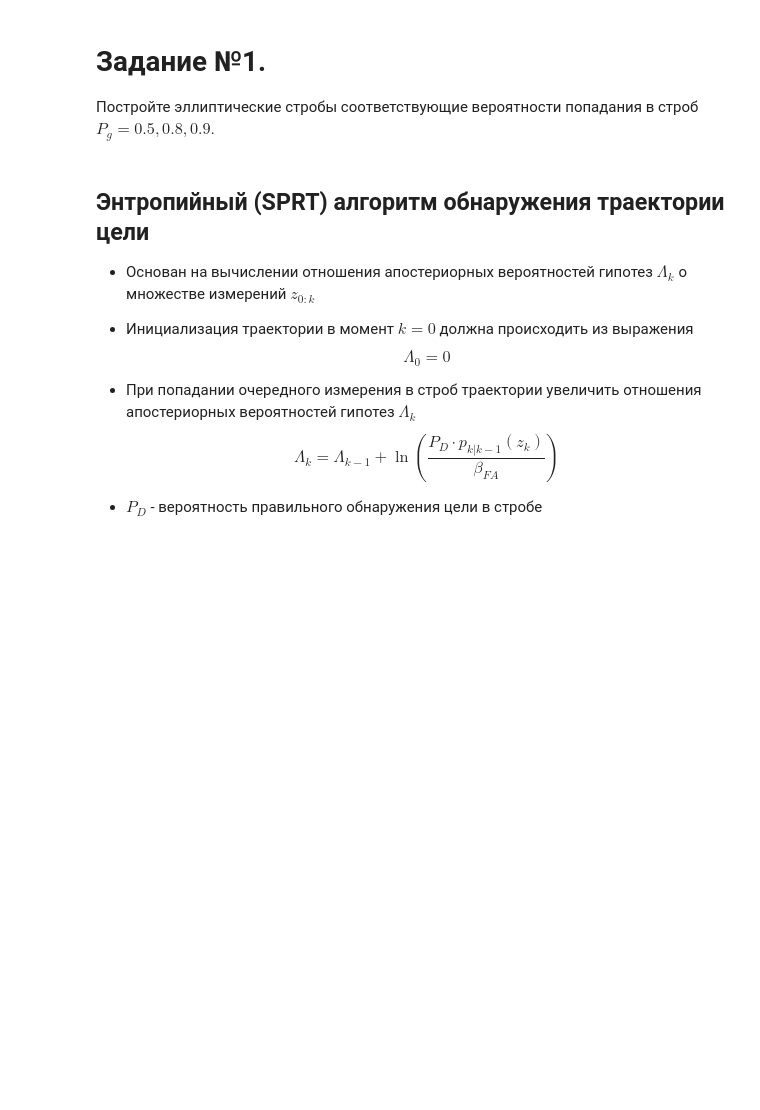
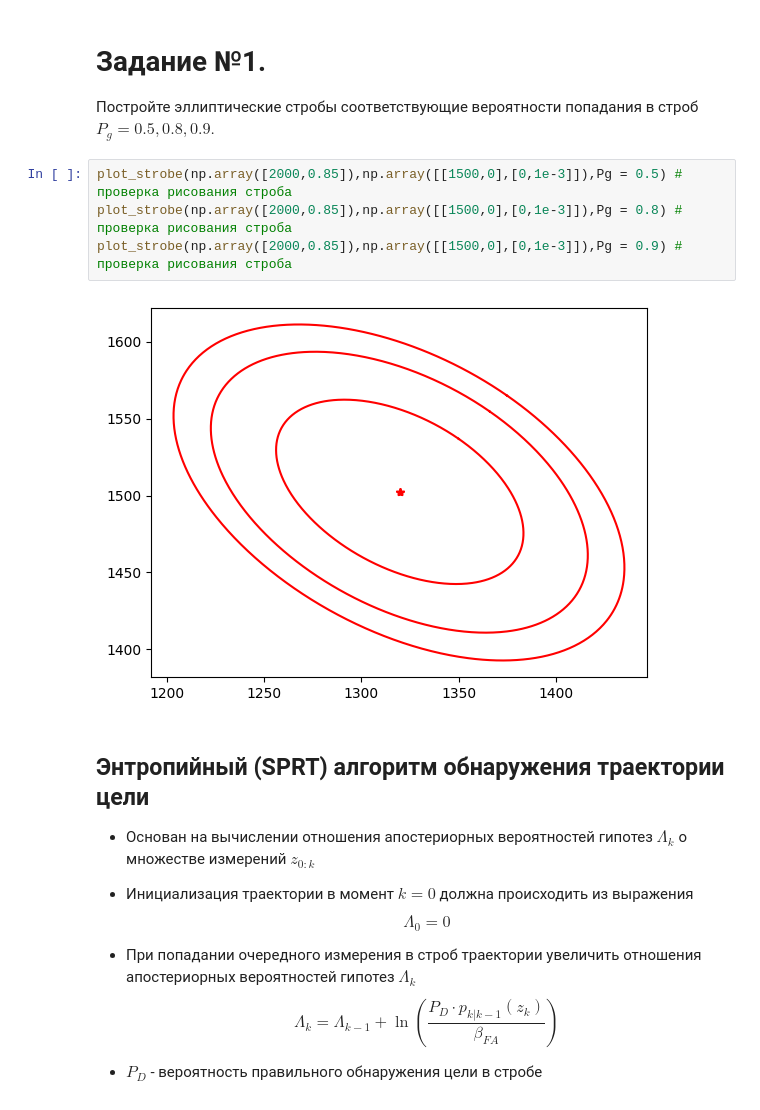
Before and after one commit to DmitryArtWorks/MTOS, a Jupyter notebook: sem03_sprt_detector.ipynb, the cells around one changed output. Saved outputs shown, nothing was run; the diff lists cells and outputs as text; blank space fills up the shorter version.

```diff
--- a/sem03_sprt_detector.ipynb
+++ b/sem03_sprt_detector.ipynb
@@ -79,6 +79,12 @@ plot_strobe(np.array([2000,0.85]),np.array([[1500,0],[0,1e-3]]),Pg = 0.99) # п
 # Задание №1.
 
 Постройте эллиптические стробы соответствующие вероятности попадания в строб $P_g = 0.5, 0.8, 0.9$.
+# %%
+plot_strobe(np.array([2000,0.85]),np.array([[1500,0],[0,1e-3]]),Pg = 0.5) # проверка рисования строба
+plot_strobe(np.array([2000,0.85]),np.array([[1500,0],[0,1e-3]]),Pg = 0.8) # проверка рисования строба
+plot_strobe(np.array([2000,0.85]),np.array([[1500,0],[0,1e-3]]),Pg = 0.9) # проверка рисования строба
+# %% [output]
+[figure, added]
 # %% [markdown]
 ## Энтропийный (SPRT) алгоритм обнаружения траектории цели
 * Основан на вычислении отношения апостериорных вероятностей гипотез $\Lambda_k$ о множестве измерений $z_{0:k}$
```
Also changed, not shown: parts of 10 cells of this notebook.
